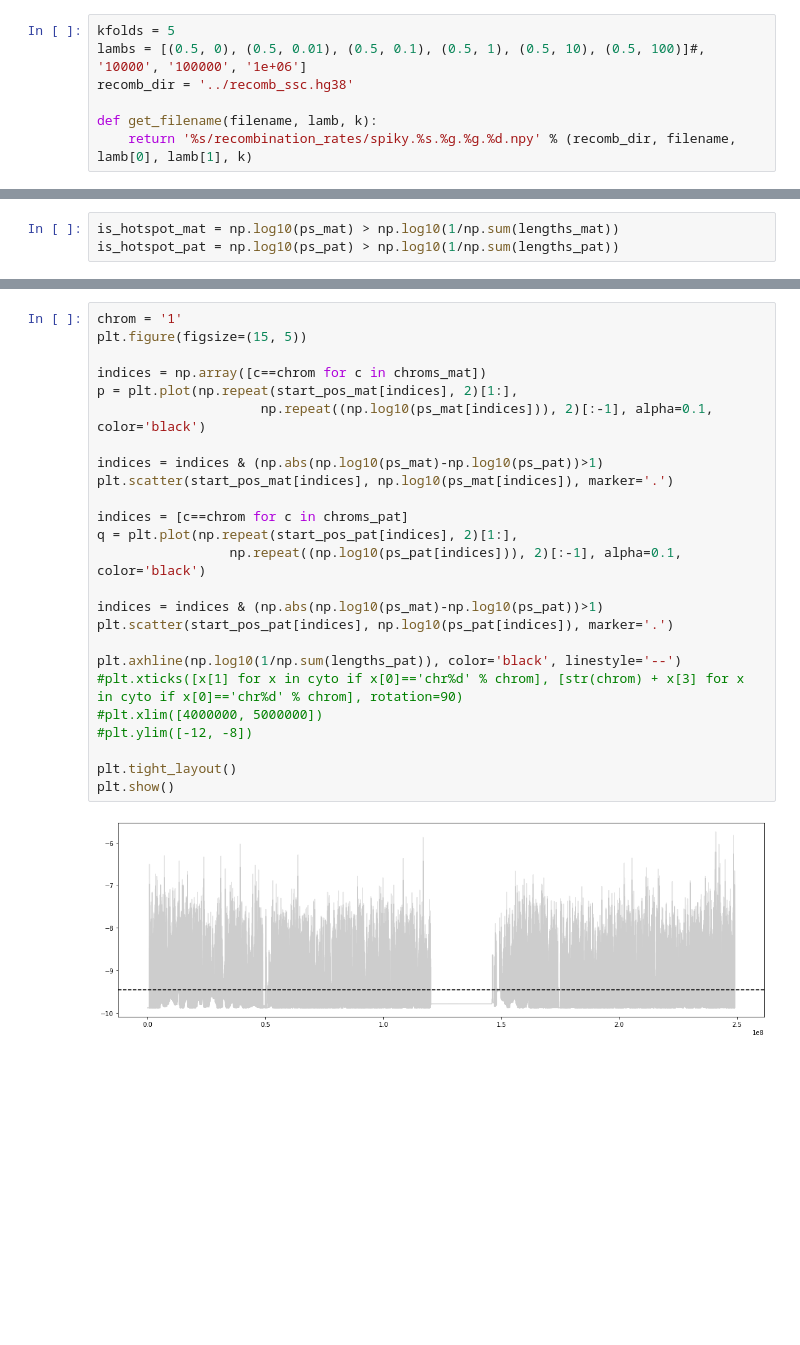
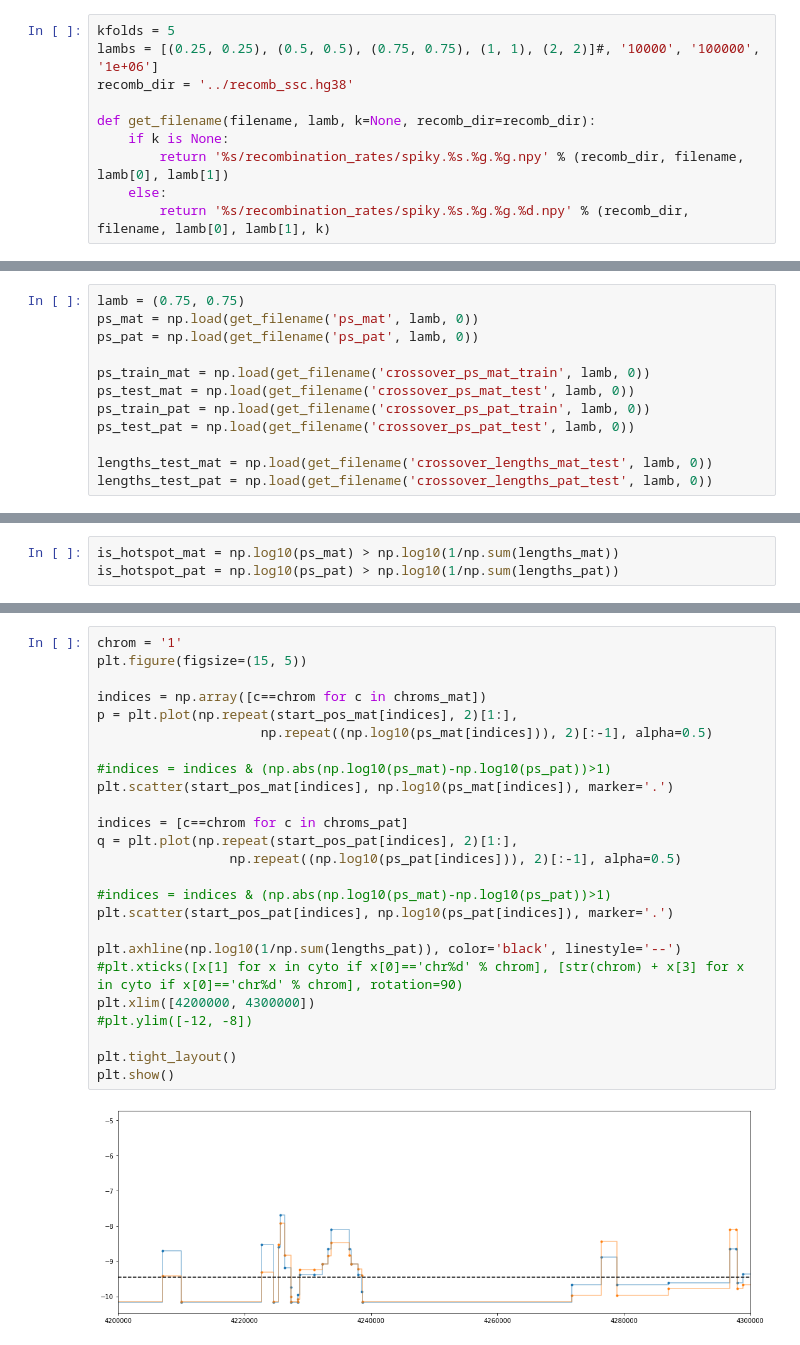
Before and after one commit to kpaskov/PhasingFamilies, a Jupyter notebook: analysis/Recombination-Rate.ipynb, the cells around one changed output, grey strips where cells are left out. Saved outputs shown, nothing was run; the diff lists cells and outputs as text; blank space fills up the shorter version.

```diff
--- a/analysis/Recombination-Rate.ipynb
+++ b/analysis/Recombination-Rate.ipynb
@@ -7,7 +9,10 @@ from os.path import exists
 # %%
 kfolds = 5
-lambs = [(0.5, 0), (0.5, 0.01), (0.5, 0.1), (0.5, 1), (0.5, 10), (0.5, 100)]#, '10000', '100000', '1e+06']
+lambs = [(0.25, 0.25), (0.5, 0.5), (0.75, 0.75), (1, 1), (2, 2)]#, '10000', '100000', '1e+06']
 recomb_dir = '../recomb_ssc.hg38'
 
-def get_filename(filename, lamb, k):
-    return '%s/recombination_rates/spiky.%s.%g.%g.%d.npy' % (recomb_dir, filename, lamb[0], lamb[1], k)
+def get_filename(filename, lamb, k=None, recomb_dir=recomb_dir):
+    if k is None:
+        return '%s/recombination_rates/spiky.%s.%g.%g.npy' % (recomb_dir, filename, lamb[0], lamb[1])
+    else:
+        return '%s/recombination_rates/spiky.%s.%g.%g.%d.npy' % (recomb_dir, filename, lamb[0], lamb[1], k)
@@ -178,0 +230,12 @@ ps_pat = np.load(get_filename('ps_pat', lamb, 0))
+# %%
+lamb = (0.75, 0.75)
+ps_mat = np.load(get_filename('ps_mat', lamb, 0))
+ps_pat = np.load(get_filename('ps_pat', lamb, 0))
+
+ps_train_mat = np.load(get_filename('crossover_ps_mat_train', lamb, 0))
+ps_test_mat = np.load(get_filename('crossover_ps_mat_test', lamb, 0))
+ps_train_pat = np.load(get_filename('crossover_ps_pat_train', lamb, 0))
+ps_test_pat = np.load(get_filename('crossover_ps_pat_test', lamb, 0))
+
+lengths_test_mat = np.load(get_filename('crossover_lengths_mat_test', lamb, 0))
+lengths_test_pat = np.load(get_filename('crossover_lengths_pat_test', lamb, 0))
@@ -385,27 +542,27 @@ plt.show()
 # %%
 chrom = '1'
 plt.figure(figsize=(15, 5))
 
 indices = np.array([c==chrom for c in chroms_mat])
 p = plt.plot(np.repeat(start_pos_mat[indices], 2)[1:],
-                     np.repeat((np.log10(ps_mat[indices])), 2)[:-1], alpha=0.1, color='black')
+                     np.repeat((np.log10(ps_mat[indices])), 2)[:-1], alpha=0.5)
 
-indices = indices & (np.abs(np.log10(ps_mat)-np.log10(ps_pat))>1)
+#indices = indices & (np.abs(np.log10(ps_mat)-np.log10(ps_pat))>1)
 plt.scatter(start_pos_mat[indices], np.log10(ps_mat[indices]), marker='.')
 
 indices = [c==chrom for c in chroms_pat]
 q = plt.plot(np.repeat(start_pos_pat[indices], 2)[1:],
-                 np.repeat((np.log10(ps_pat[indices])), 2)[:-1], alpha=0.1, color='black')
+                 np.repeat((np.log10(ps_pat[indices])), 2)[:-1], alpha=0.5)
 
-indices = indices & (np.abs(np.log10(ps_mat)-np.log10(ps_pat))>1)
+#indices = indices & (np.abs(np.log10(ps_mat)-np.log10(ps_pat))>1)
 plt.scatter(start_pos_pat[indices], np.log10(ps_pat[indices]), marker='.')
 
 plt.axhline(np.log10(1/np.sum(lengths_pat)), color='black', linestyle='--')
 #plt.xticks([x[1] for x in cyto if x[0]=='chr%d' % chrom], [str(chrom) + x[3] for x in cyto if x[0]=='chr%d' % chrom], rotation=90)
-#plt.xlim([4000000, 5000000])
+plt.xlim([4200000, 4300000])
 #plt.ylim([-12, -8])
 
 plt.tight_layout()
 plt.show()
 # %% [output]
-[figure, old version]
+[figure, new version]
```
Also changed, not shown: parts of 33 cells of this notebook, 2 other files.
